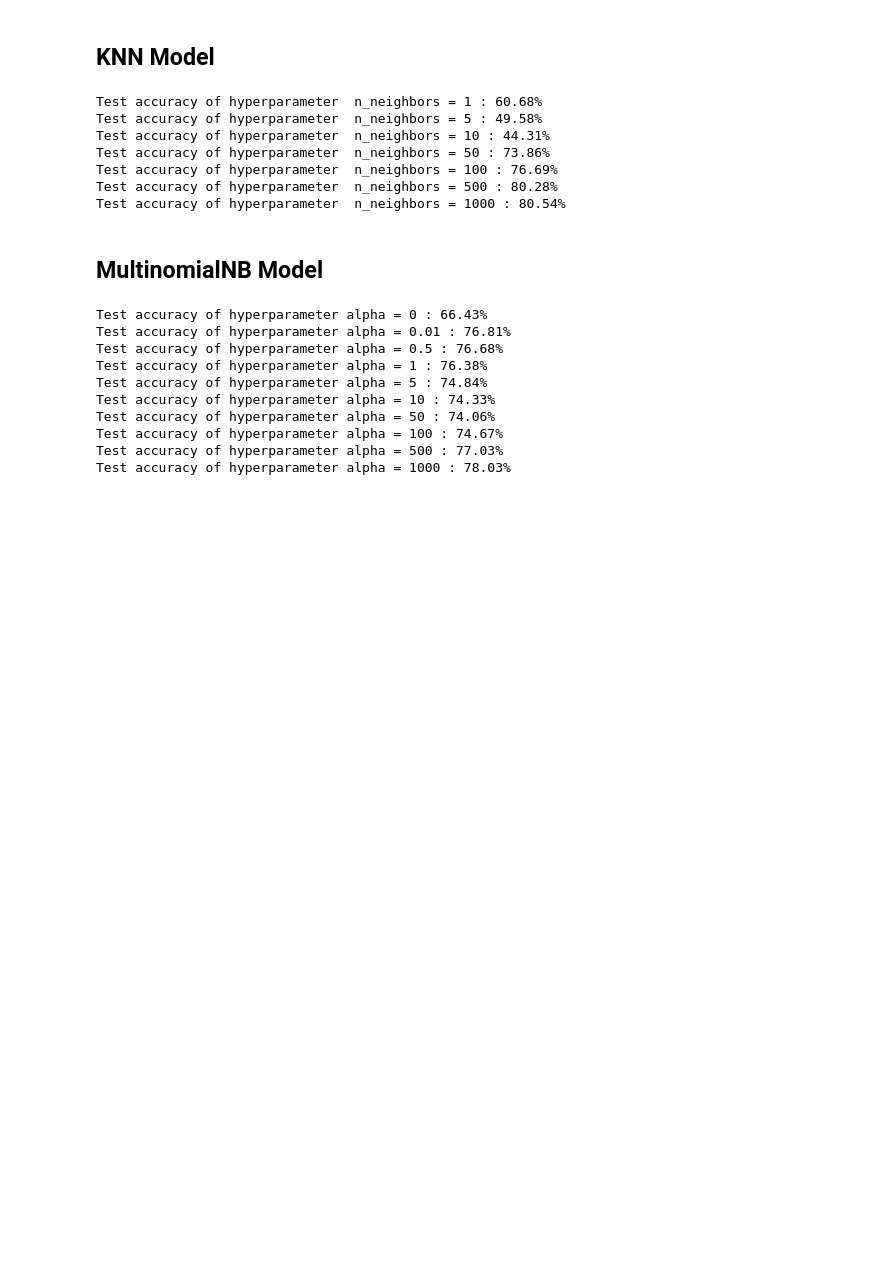
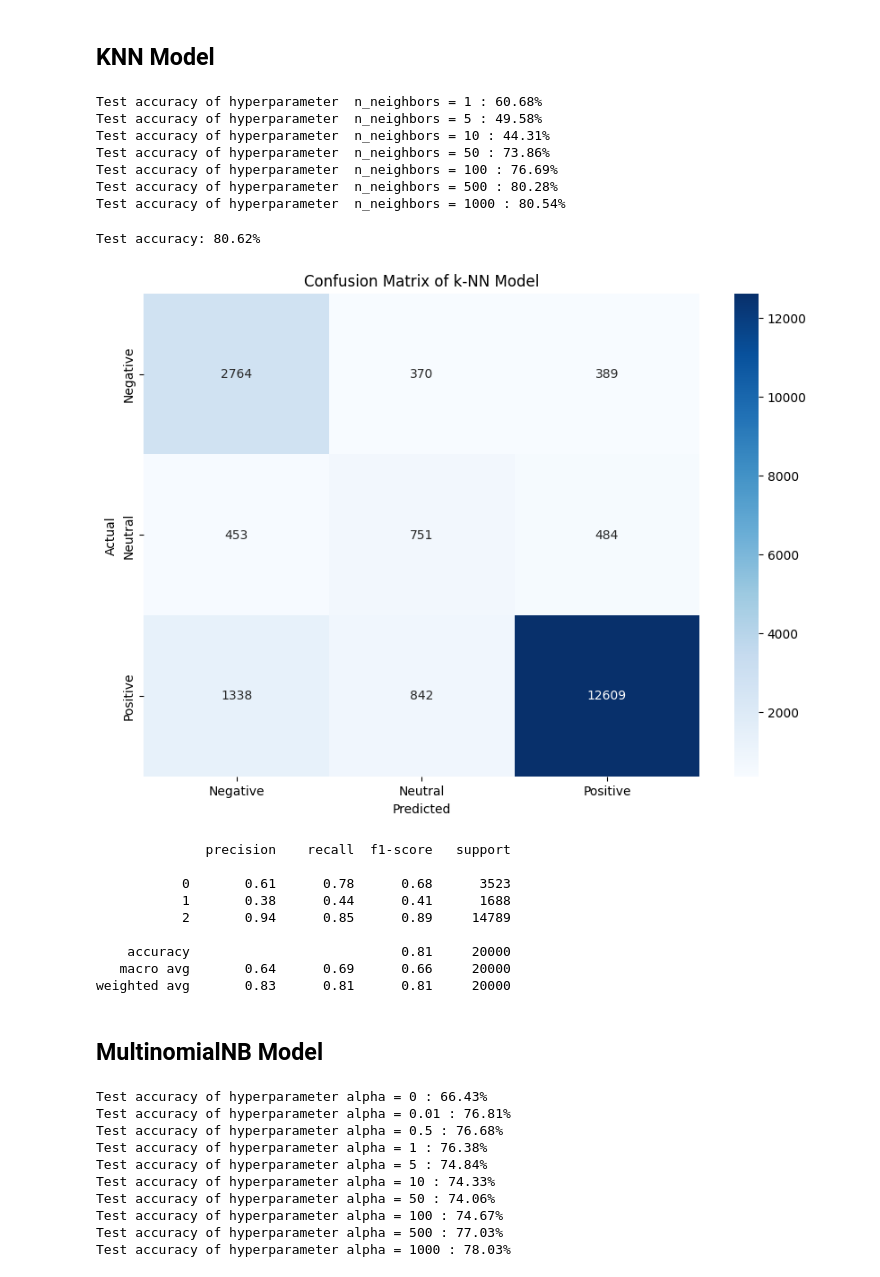
Before and after one commit to Pongsiri-G/Products-Rating-Prediction-from-Review-Text, a Jupyter notebook: 4.Model Development.ipynb, the cells around one changed output. Cells and saved outputs as stored; diff of their text form; code cells hidden in the pictures; blank space fills up the shorter version.

```diff
--- a/4.Model Development.ipynb
+++ b/4.Model Development.ipynb
@@ -390,21 +378,35 @@ Test accuracy of hyperparameter  n_neighbors = 1000 : 80.54%
 # %%
 knn = KNeighborsClassifier(n_neighbors=1000)
 knn.fit(ros_X_train, ros_y_train)
 knn_pred = knn.predict(x_test)
 knn_acc = accuracy_score(knn_pred, y_test)
 
-print("Test accuracy: {:.2f}%".format(knn_acc*100))
+print("Test accuracy: {:.2f}%".format(knn_acc * 100))
 # Plot confusion matrix
-cm = confusion_matrix(y_test, knn_acc)
+cm = confusion_matrix(y_test, knn_pred)
 plt.figure(figsize=(10, 7))
 sns.heatmap(cm, annot=True, fmt='d', cmap='Blues',
             xticklabels=['Negative', 'Neutral', 'Positive'],
             yticklabels=['Negative', 'Neutral', 'Positive'])
 plt.xlabel('Predicted')
 plt.ylabel('Actual')
-plt.title('Confusion Matrix of knn_acc Model')
+plt.title('Confusion Matrix of k-NN Model')
 plt.show()
-print(classification_report(y_test,knn_acc))
+
+# Print classification report
+print(classification_report(y_test, knn_pred))
+# %% [output]
+Test accuracy: 80.62%
+[figure, added]
+              precision    recall  f1-score   support
+
+           0       0.61      0.78      0.68      3523
+           1       0.38      0.44      0.41      1688
+           2       0.94      0.85      0.89     14789
+
+    accuracy                           0.81     20000
+   macro avg       0.64      0.69      0.66     20000
+weighted avg       0.83      0.81      0.81     20000
 # %% [markdown]
 ## MultinomialNB Model
 # %%
```
Also changed, not shown: parts of 13 cells of this notebook, 1 other file.
